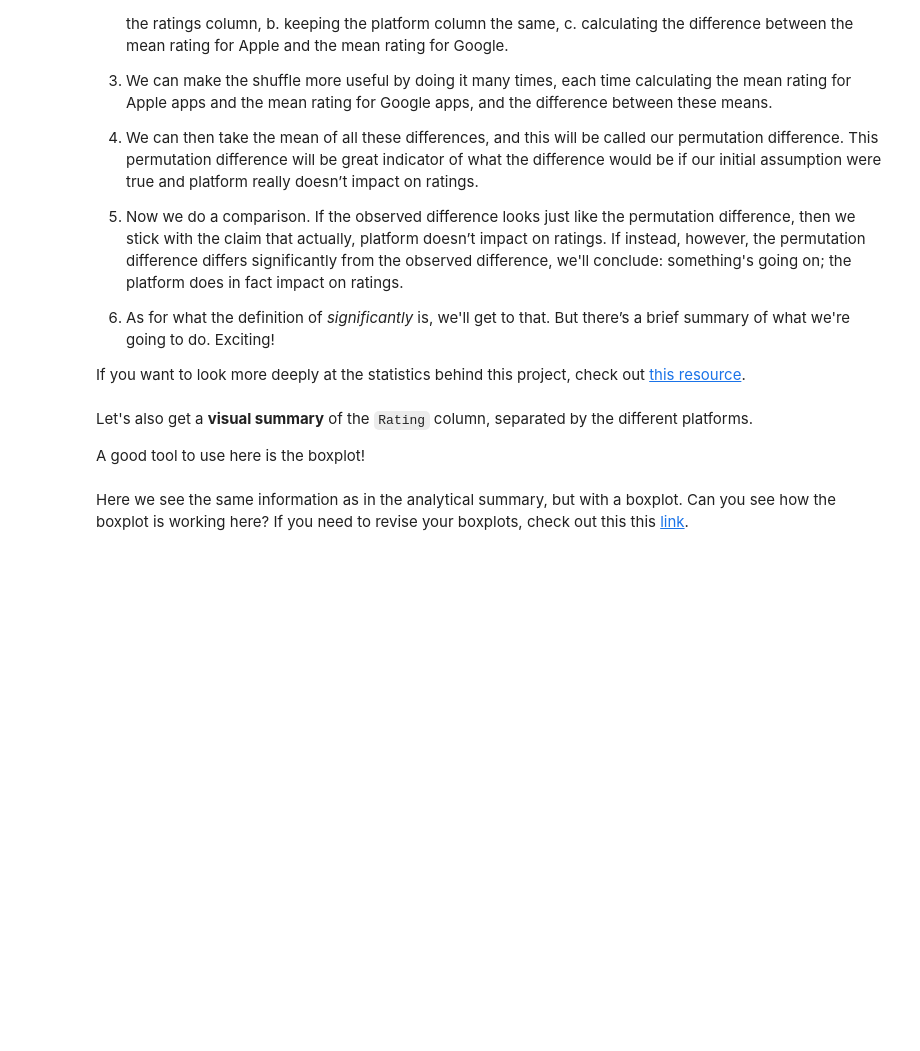
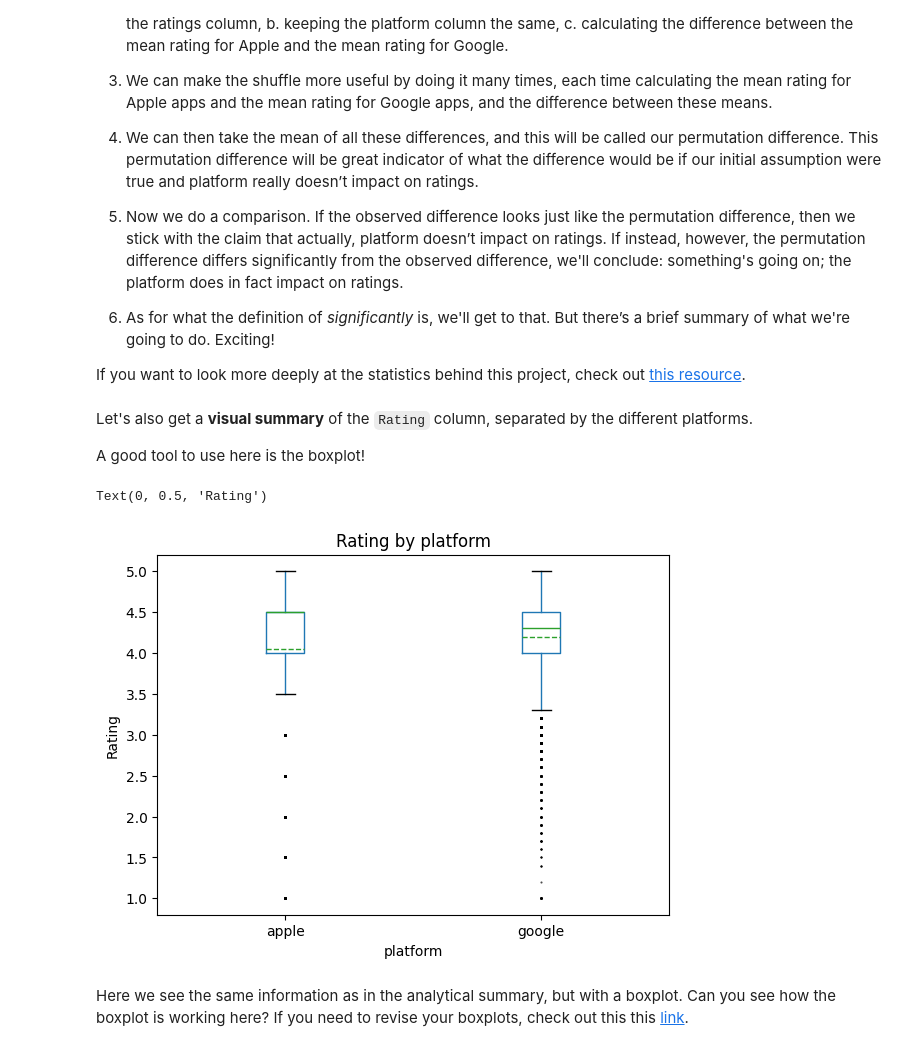
Before and after one commit to amschiltz/springboard_projects, a Jupyter notebook: Case_Study_Integrating_Apps/Springboard Apps project - Tier 3 - Complete.ipynb, the cells around one changed output. Drawn from its saved outputs; the diff is of its cells as text; code cells hidden in the pictures; blank space fills up the shorter version.

```diff
--- a/Case_Study_Integrating_Apps/Springboard Apps project - Tier 3 - Complete.ipynb
+++ b/Case_Study_Integrating_Apps/Springboard Apps project - Tier 3 - Complete.ipynb
@@ -205,10 +309,13 @@ This is an important step to unify the two datasets!
 # %%
 # Create a variable called old_names where you'll store the column names of the Apple dataframe.
 # Use the feature .columns.
-_ _ _
+old_names = Apple.columns
+print(old_names)
 
 # Create a variable called new_names where you'll store the column names of the Google dataframe.
-_ _ _
+new_names = Google.columns
+print(new_names)
 
 # Use the rename() DataFrame method to change the columns names.
-_ _ _
+Apple.columns = new_names
+print(Apple.columns)
@@ -217,7 +328,7 @@ _ _ _
 Let's combine the two datasets into a single data frame called `df`.
 # %%
 # Let's use the append() method to append Apple to Google.
-_ _ _
-
+df = pd.concat([Google, Apple], ignore_index=True)
 # Using the sample() method with the number 12 passed to it, check 12 random points of your dataset.
-_ _ _
+print(df.sample(12))
+print('Sum NaN values:\n', df.isna().sum())
@@ -227,10 +359,8 @@ _ _ _
 As you can see there are some `NaN` values. We want to eliminate all these `NaN` values from the table.
 # %%
 # Lets check first the dimesions of df before droping `NaN` values. Use the .shape feature.
-_ _ _
-
+print(df.shape)
 # Use the dropna() method to eliminate all the NaN values, and overwrite the same dataframe with the result.
-_ _ _
-
+df = df.dropna()
 # Check the new dimesions of our dataframe.
-_ _ _
+print(df.shape)
@@ -248,4 +388,4 @@ _ _ _
 929 apps do not have reviews, we need to eliminate these points!
 # %%
 # Eliminate the points that have 0 reviews.
-_ _ _
+df = df[df['Reviews'] != 0]
@@ -291,3 +439,15 @@ _ _ _
+# %%
+# Call the boxplot() method on our df.
+flierprops = dict(marker='.', markersize=3, markerfacecolor='black',
+                  markeredgecolor='none', alpha=0.7)
+_ = df.boxplot(column='Rating', by='platform', grid=False, flierprops=flierprops, meanline=True, showmeans=True)
+plt.title('Rating by platform')
+plt.suptitle('')  # remove the automatic super-title
+plt.xlabel('platform')
+plt.ylabel('Rating')
+# %% [output]
+Text(0, 0.5, 'Rating')
+[figure, added]
 # %% [markdown]
 Here we see the same information as in the analytical summary, but with a boxplot. Can you see how the boxplot is working here? If you need to revise your boxplots, check out this this [link](https://www.kaggle.com/ramamet4/app-store-apple-data-set-10k-apps).
 # %% [markdown]
```
Also changed, not shown: parts of 34 cells of this notebook.
